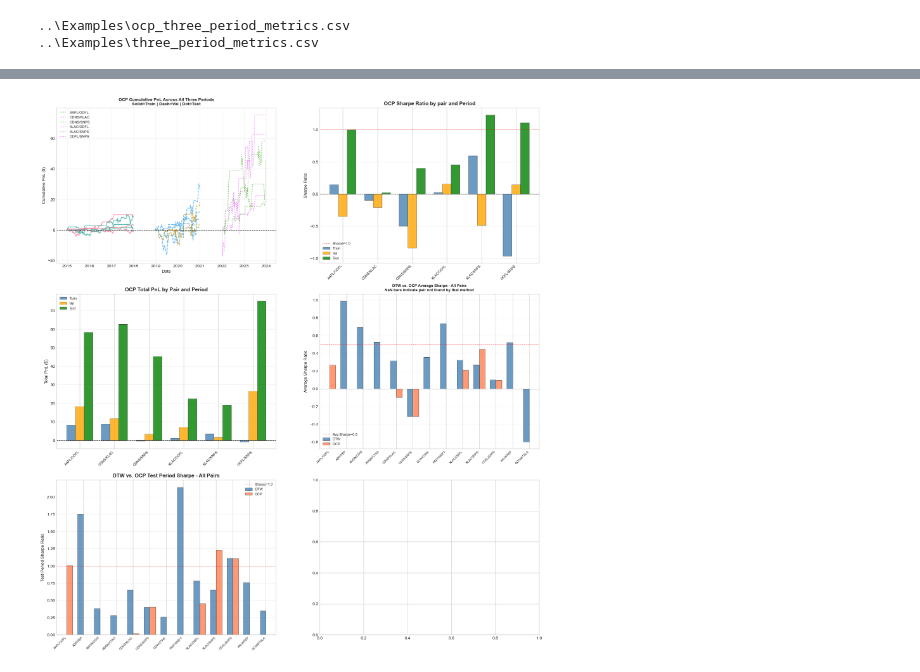
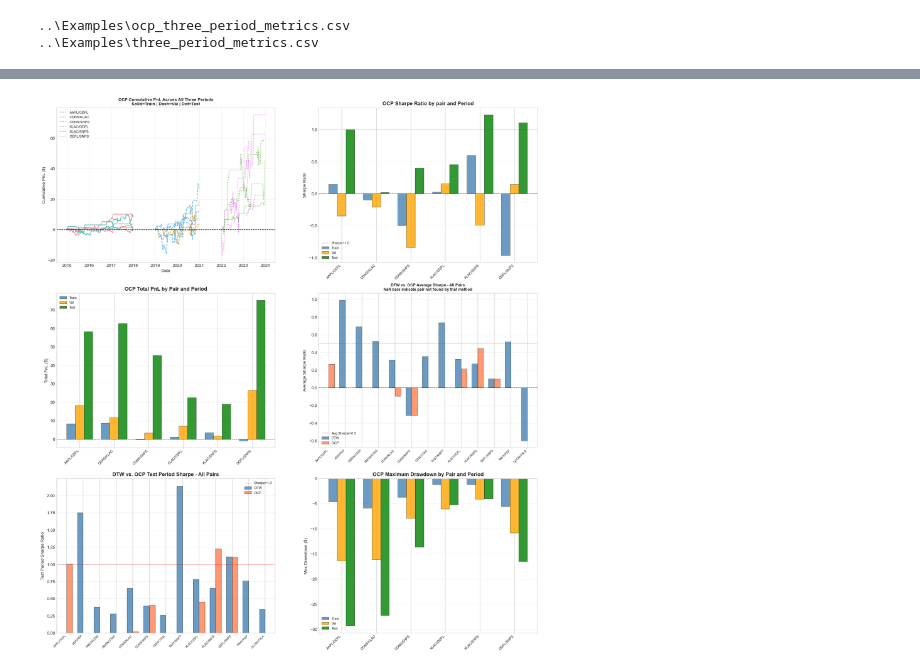
Before and after one commit to WyattEarls/DTW-OTP-Pairs-Trading, a Jupyter notebook: Examples/08_OCP_Clustering.ipynb, the cells around one changed output, grey strips where cells are left out. Cells and saved outputs as stored; diff of their text form; code cells hidden in the pictures.

Commit message:
Cell 11: Plot 6 - Max DD plotted for OCP Clustering pairs

```diff
--- a/Examples/08_OCP_Clustering.ipynb
+++ b/Examples/08_OCP_Clustering.ipynb
@@ -1367,31 +1367,53 @@ ax4.grid(True, alpha=0.3, axis='y')
 # Plot 5: DTW vs OCP test period Sharpe
 ax5 = axes[2,0]
 
 dtw_avgs = [dtw_results[p]['test'] if p in dtw_results else np.nan
             for p in all_pairs_union]
 ocp_avgs = [ocp_results[p]['test'] if p in ocp_results else np.nan
             for p in all_pairs_union]
 
 x2       = np.arange(len(all_pairs_union))
 width2   = 0.35
 
 ax5.bar(x2 - width2/2, dtw_avgs, width2,
         label='DTW', color='steelblue',
         alpha=0.8, edgecolor='black', linewidth=0.5)
 ax5.bar(x2 + width2/2, ocp_avgs, width2,
         label='OCP', color='coral',
         alpha=0.8, edgecolor='black', linewidth=0.5)
 
 ax5.axhline(y=0, color='black', linewidth=0.8, linestyle='--')
 ax5.axhline(y=1.0, color='red', linewidth=0.8,
             linestyle=':', label='Sharpe=1.0')
 ax5.set_xticks(x2)
 ax5.set_xticklabels(all_pairs_union, rotation=45,
                     ha='right', fontsize=7)
 ax5.set_title('DTW vs. OCP Test Period Sharpe - All Pairs',
               fontweight='bold')
 ax5.set_ylabel('Test Period Sharpe Ratio')
 ax5.legend(fontsize=8)
 ax5.grid(True, alpha=0.3, axis='y')
+
+# Plot 6: Max Drawdown
+ax6 = axes[2,1]
+for i, (period, color) in enumerate(zip(periods, period_color)):
+    dd_vals = []
+    for pair_name in pair_names:
+        dd = ocp_metrics_df[
+            (ocp_metrics_df['Pair'] == pair_name) &
+            (ocp_metrics_df['Period'] == period)
+        ]['Max Drawdown'].values[0]
+        dd_vals.append(dd)
+    ax6.bar(x + i * width, dd_vals, width,
+            label=period.capitalize(), color=color,
+            alpha=0.8, edgecolor='black', linewidth=0.5)
+
+ax6.axhline(y=0, color='black', linewidth=0.8, linestyle='--')
+ax6.set_xticks(x + width)
+ax6.set_xticklabels(pair_names, rotation=45, ha='right', fontsize=8)
+ax6.set_title('OCP Maximum Drawdown by Pair and Period', fontweight='bold')
+ax6.set_ylabel('Max Drawdown ($)')
+ax6.legend(fontsize=8)
+ax6.grid(True, alpha=0.3, axis='y')
 # %% [output]
-[figure, old version]
+[figure, new version]
```
Also changed, not shown: parts of 1 cell of this notebook.
